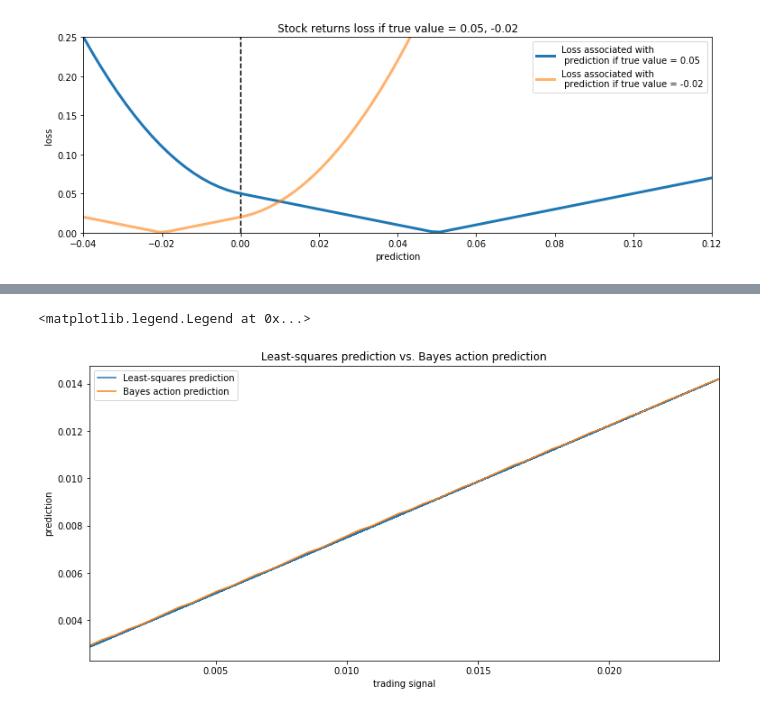
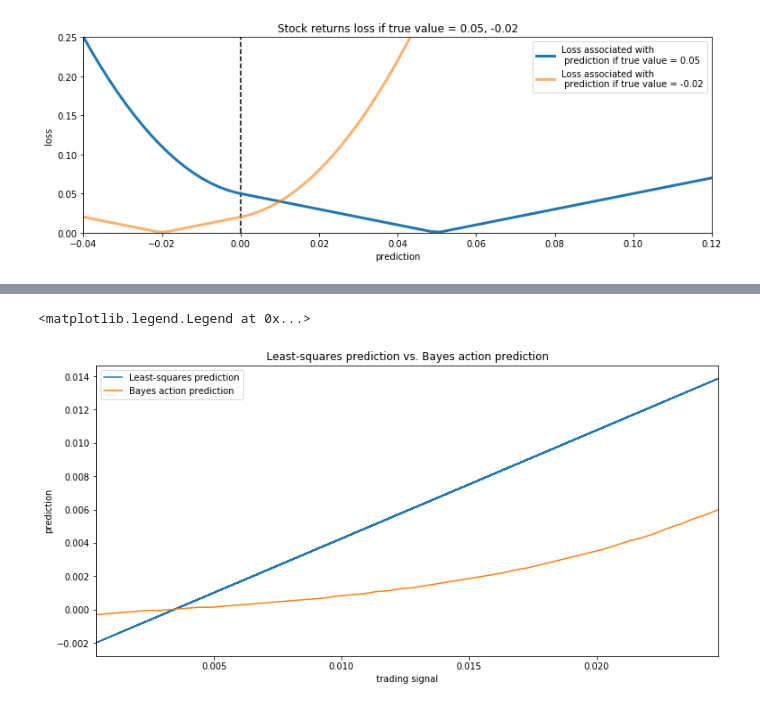
Before and after one commit to TanUkkii007/Probabilistic-Programming-and-Bayesian-Methods-for-Hackers, a Jupyter notebook: ch05/Ch5_LossFunctions_PyMC3.ipynb, the cells around one changed output, grey strips where cells are left out. Drawn from its saved outputs; the diff is of its cells as text; code cells hidden in the pictures.

```diff
--- a/ch05/Ch5_LossFunctions_PyMC3.ipynb
+++ b/ch05/Ch5_LossFunctions_PyMC3.ipynb
@@ -263,36 +263,35 @@ from scipy.optimize import fmin
 def stock_loss(price, pred, coef=500):
     """vectorized for numpy"""
     sol = np.zeros_like(price)
-    ix = price*price < 0
+    ix = price*pred < 0
     sol[ix] = coef*pred**2 - np.sign(price[ix])*pred + abs(price[ix])
     sol[~ix] = abs(price[~ix] - pred)
     return sol
 
 std_samples = burned_trace["std"]
 alpha_samples = burned_trace["alpha"]
 beta_samples = burned_trace["beta"]
 
 N = std_samples.shape[0]
 
 noise = std_samples*np.random.randn(N)
 
 possible_outcomes = lambda signal: alpha_samples + beta_samples*signal + noise
-
 
 opt_predictions = np.zeros(50)
 trading_signals = np.linspace(X.min(), X.max(), 50)
 for i, _signal in enumerate(trading_signals):
     _possible_outcomes = possible_outcomes(_signal)
     tomin = lambda pred: stock_loss(_possible_outcomes, pred).mean()
     opt_predictions[i] = fmin(tomin, 0, disp = False)
 
 plt.xlabel("trading signal")
 plt.ylabel("prediction")
 plt.title("Least-squares prediction vs. Bayes action prediction")
 plt.plot(X, ls_coef_*X + ls_intercept, label="Least-squares prediction")
 plt.xlim(X.min(), X.max())
 plt.plot(trading_signals, opt_predictions, label ="Bayes action prediction")
 plt.legend(loc="upper left")
 # %% [output]
 <matplotlib.legend.Legend at 0x...>
-[figure, old version]
+[figure, new version]
```
Also changed, not shown: parts of 3 cells of this notebook.
